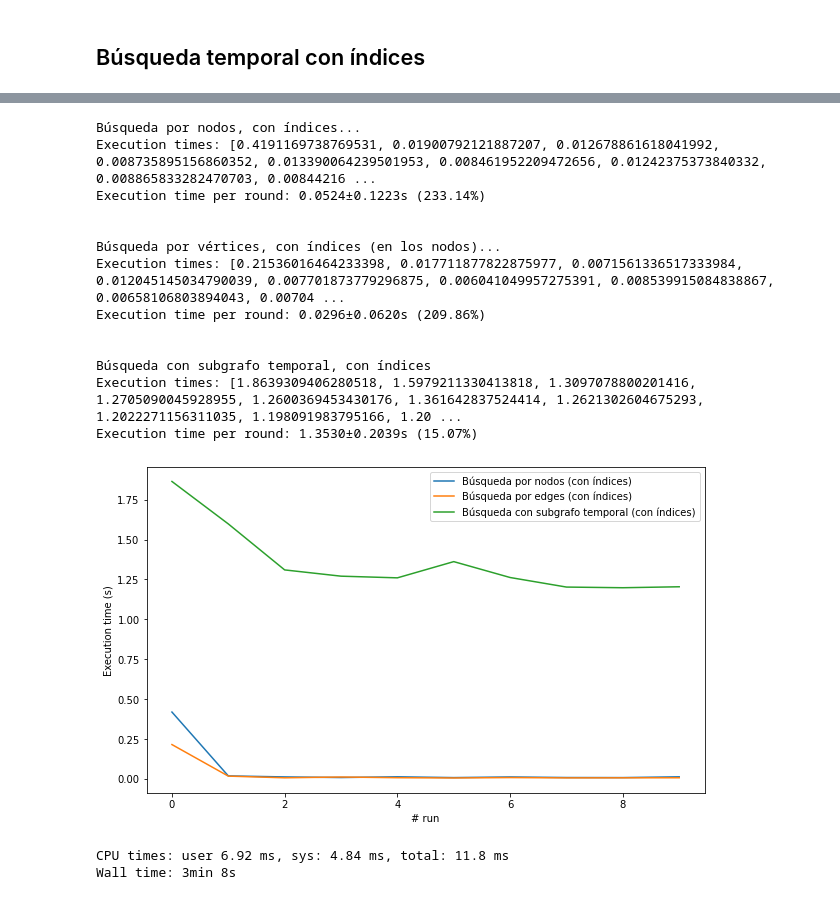
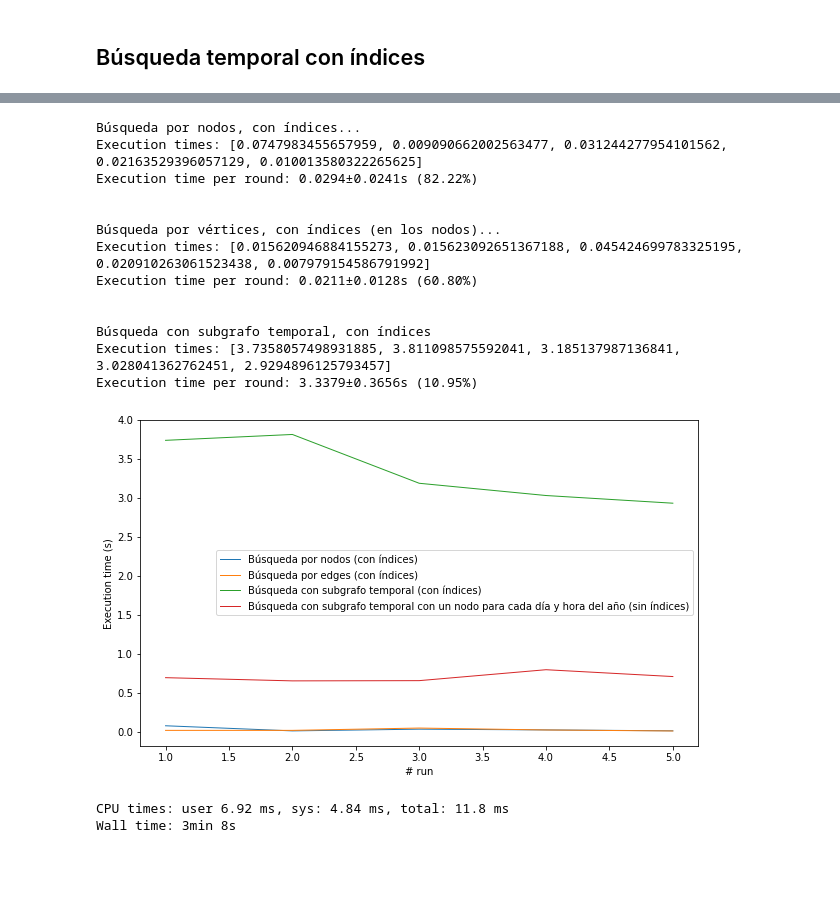
Before and after one commit to DonBraulio/WeatherGraphDB, a Jupyter notebook: BDNR2022_Proyecto_Final.ipynb, the cells around one changed output, grey strips where cells are left out. Saved outputs shown, nothing was run; the diff lists cells and outputs as text; code cells hidden in the pictures; blank space fills up the shorter version.

```diff
--- a/BDNR2022_Proyecto_Final.ipynb
+++ b/BDNR2022_Proyecto_Final.ipynb
@@ -64,7 +64,8 @@ def evaluate_query(query, n=3):
 def plot_exec_times(times_list, labels_list):
     fig = plt.figure(figsize=(10, 6))
     for k, exec_times in enumerate(times_list):
-        plt.plot(exec_times, label=labels_list[k])
+        x = list(range(1, len(exec_times)+1))
+        plt.plot(x, exec_times,label=labels_list[k], linewidth=1.0)
     plt.xlabel("# run")
     plt.ylabel("Execution time (s)")
     plt.legend()
@@ -282,14 +285,13 @@ graph.run("""MATCH (meas:Measurement)
 # %%
 # Estas consultas no se pueden hacer porque trazar los edges demora demasiado (consulta anterior)
-# query_datetime = """MATCH (m:Measurement)<--(:DateTime{year:2019, month:1, day:1, hour: 2})
-#                            RETURN m"""
-# res_4, times_4 = evaluate_query(query_datetime, n=10)
-# res_4
+query_datetime = """MATCH (m:Measurement)<--(:DateTime{year:2019, month:1, day:1, hour: 2}) RETURN m"""
+res_4, times_4 = evaluate_query(query_datetime, n=5)
+res_4
 
-# query_date_subgraph = """MATCH (m:Measurement)<--(dt:DateTime)<--(:Year{name:m.date.year}),
+#query_date_subgraph = """MATCH (m:Measurement)<--(dt:DateTime)<--(:Year{name:m.date.year}),
 #                                (dt:DateTime)<--(:Month{name:m.date.month}),
 #                                (dt:DateTime)<--(:Day{name:m.date.day}),
 #                                (dt:DateTime)<--(:Hour{name:m.hour.hour})
 #                            RETURN m"""
-# res_5, times_5 = evaluate_query(query_date_subgraph, n=10)
-# res_5
+#res_5, times_5 = evaluate_query(query_date_subgraph, n=10)
+#res_5
@@ -342,35 +360,35 @@ query_date_time_subgraph = """MATCH (m:Measurement)<--(:Year{name:2019}),
                            RETURN m"""
 
 print("Búsqueda por nodos, con índices...")
-res_1, times_1 = evaluate_query(query_date_time_nodes, n=10)
+res_1, times_1 = evaluate_query(query_date_time_nodes, n=5)
 
 
 print("\n\nBúsqueda por vértices, con índices (en los nodos)...")
-res_2, times_2 = evaluate_query(query_date_time_edges, n=10)
+res_2, times_2 = evaluate_query(query_date_time_edges, n=5)
 
 
 print("\n\nBúsqueda con subgrafo temporal, con índices")
-res_3, times_3 = evaluate_query(query_date_time_subgraph, n=10)
+res_3, times_3 = evaluate_query(query_date_time_subgraph, n=5)
 
 assert len(res_2) == len(res_3)
 # %% [output]
 Búsqueda por nodos, con índices...
-Execution times: [0.4191169738769531, 0.01900792121887207, 0.012678861618041992, 0.008735895156860352, 0.013390064239501953, 0.008461952209472656, 0.01242375373840332, 0.008865833282470703, 0.00844216 ...
-Execution time per round: 0.0524±0.1223s (233.14%)
+Execution times: [0.0747983455657959, 0.009090662002563477, 0.031244277954101562, 0.02163529396057129, 0.010013580322265625]
+Execution time per round: 0.0294±0.0241s (82.22%)
 
 
 Búsqueda por vértices, con índices (en los nodos)...
-Execution times: [0.21536016464233398, 0.017711877822875977, 0.0071561336517333984, 0.012045145034790039, 0.007701873779296875, 0.006041049957275391, 0.008539915084838867, 0.00658106803894043, 0.00704 ...
-Execution time per round: 0.0296±0.0620s (209.86%)
+Execution times: [0.015620946884155273, 0.015623092651367188, 0.045424699783325195, 0.020910263061523438, 0.007979154586791992]
+Execution time per round: 0.0211±0.0128s (60.80%)
 
 
 Búsqueda con subgrafo temporal, con índices
-Execution times: [1.8639309406280518, 1.5979211330413818, 1.3097078800201416, 1.2705090045928955, 1.2600369453430176, 1.361642837524414, 1.2621302604675293, 1.2022271156311035, 1.198091983795166, 1.20 ...
-Execution time per round: 1.3530±0.2039s (15.07%)
+Execution times: [3.7358057498931885, 3.811098575592041, 3.185137987136841, 3.028041362762451, 2.9294896125793457]
+Execution time per round: 3.3379±0.3656s (10.95%)
 # %%
-plot_exec_times([times_1, times_2, times_3], ["Búsqueda por nodos (con índices)", "Búsqueda por edges (con índices)", "Búsqueda con subgrafo temporal (con índices)"])
+plot_exec_times([times_1, times_2, times_3, times_4], ["Búsqueda por nodos (con índices)", "Búsqueda por edges (con índices)", "Búsqueda con subgrafo temporal (con índices)","Búsqueda con subgrafo temporal con un nodo para cada día y hora del año (sin índices)"])
 # %% [output]
-[figure, old version]
+[figure, new version]
 # %%
 %%time
 # Vuelvo a correr esto a ver si se vuelven a crear los índices automáticos index_...
```
Also changed, not shown: parts of 10 cells of this notebook.
